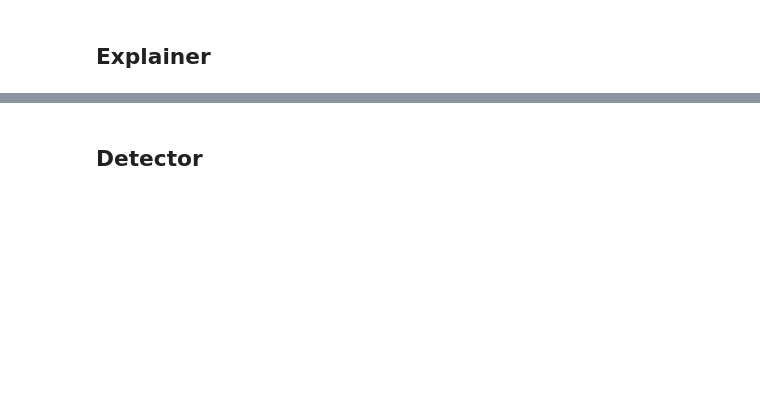
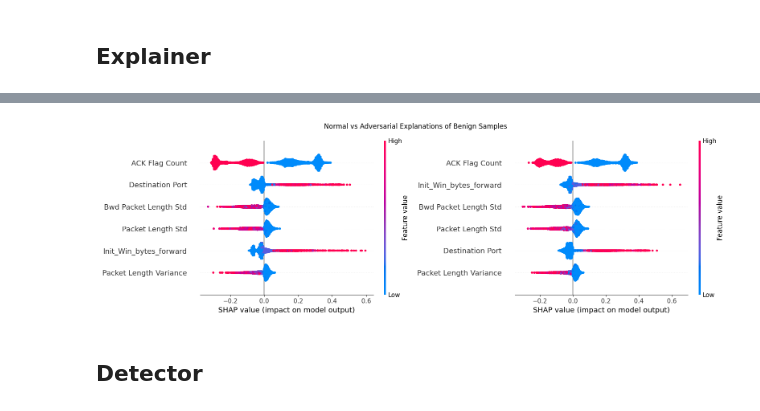
Before and after one commit to f-odc/xai-assisted-intrusion-detection, a Jupyter notebook: src/prototypes/beta.ipynb, the cells around one changed output, grey strips where cells are left out. Saved outputs shown, nothing was run; the diff lists cells and outputs as text; code cells hidden in the pictures; blank space fills up the shorter version.

```diff
--- a/src/prototypes/beta.ipynb
+++ b/src/prototypes/beta.ipynb
@@ -189,3 +179,7 @@ visualizer.visualize_data_distribution(shap_values_df, 'Normal Explanations', sh
+# %%
+exp.plot_shap_summary_comparison(shap_values, X_train, shap_values_adv, X_adv, 6, title='Normal vs Adversarial Explanations of Benign Samples')
+# %% [output]
+[figure, added]
 # %% [markdown]
 ## Detector
 # %%
```
Also changed, not shown: parts of 11 cells of this notebook.
